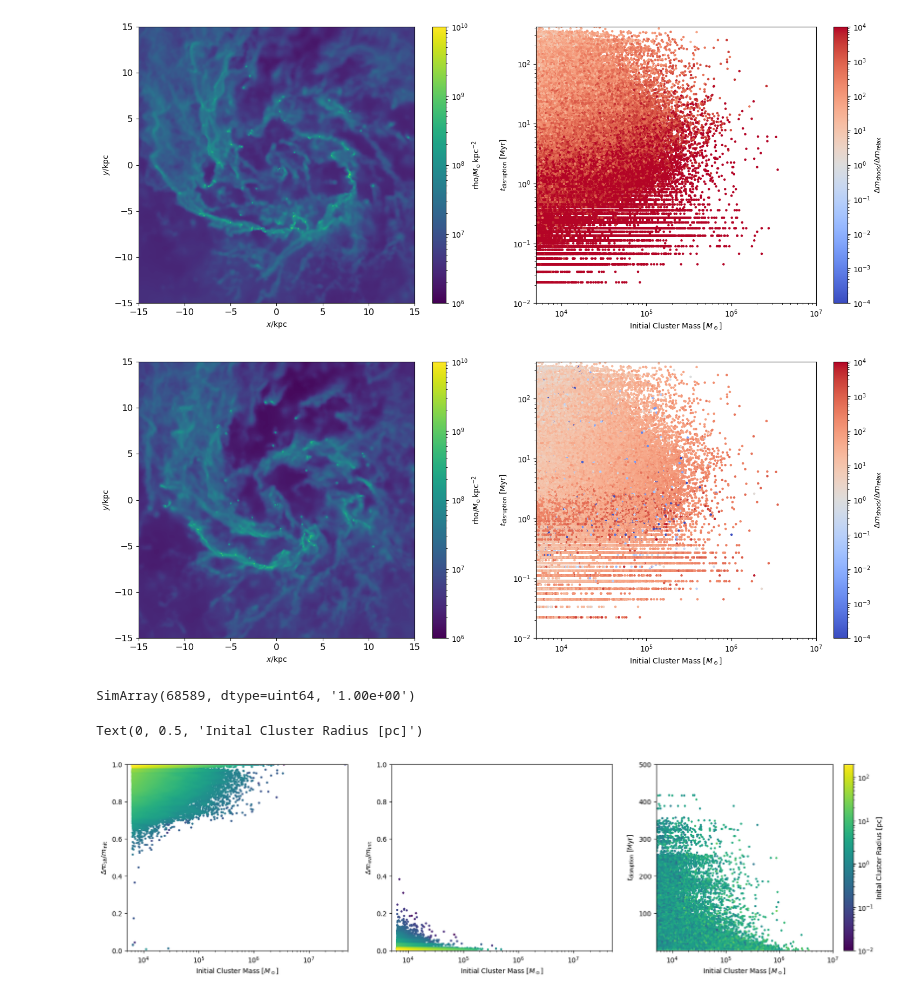
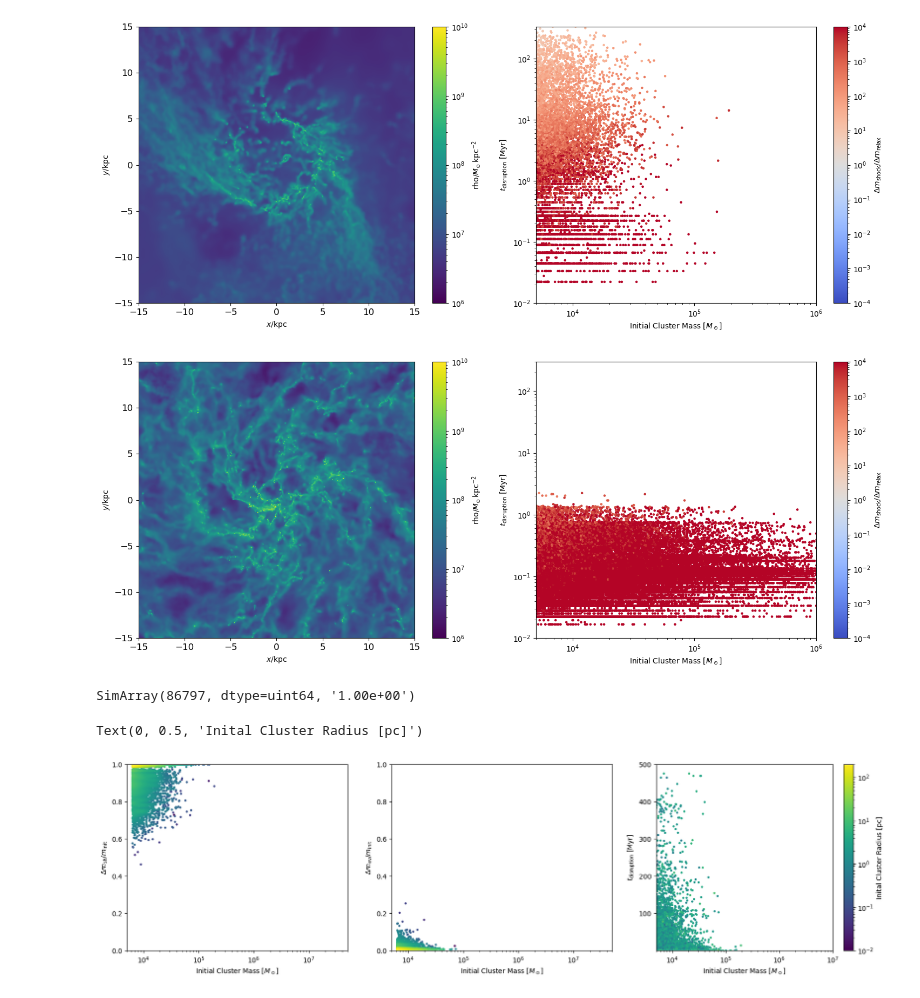
Before and after one commit to pablocoque/post_process_routines, a Jupyter notebook: isolated_galaxy_analysis.ipynb, the cells around one changed output. Saved outputs shown, nothing was run; the diff lists cells and outputs as text; code cells hidden in the pictures.

```diff
--- a/isolated_galaxy_analysis.ipynb
+++ b/isolated_galaxy_analysis.ipynb
@@ -8,8 +8,8 @@ import pynbody
 import h5py
 # %%
 datadir = '/home/pdcg/Documents/post_process_routines/'
-simulation = 'iso_aur_test/'
-s = h5py.File(datadir+simulation+'snapdir_010/snapshot_010.0.hdf5', 'r')
+simulation = 'iso_smug_surfdens/'
+s = h5py.File(datadir+simulation+'snapdir_005/snapshot_005.0.hdf5', 'r')
 
 sim_time = s['Header'].attrs['Time']
 unit_time = s['Header'].attrs['UnitLength_in_cm']/s['Header'].attrs['UnitVelocity_in_cm_per_s']
@@ -21,7 +21,7 @@ gyr = 3.15569e16
 solarmass = 1.989e33
 kpc = 3.086e21
 # %%
-s = pynbody.load(datadir+simulation+'snapdir_010/snapshot_010')
+s = pynbody.load(datadir+simulation+'snapdir_005/snapshot_005')
 # %%
 mask_clusters_initial = s.s['InitialNumberOfClusters'] > 0
 mask_clusters_final = s.s['NumberOfClusters'] > 0
@@ -83,7 +88,7 @@ ax1.tick_params(labelsize=12)
 
 ax2 = fig.add_subplot(122)
 cb = ax2.scatter(init_cluster_masses*1e10, lifetime_myr, c = msh_mrlx, edgecolors='face', s=5, cmap=cm.coolwarm, norm=cm.colors.LogNorm(vmin=1e-4, vmax=1e4))
-ax2.set(xscale='log', xlim=(5e3, 1e7), yscale='log', ylim=(1e-2, lifetime_myr.max()))
+ax2.set(xscale='log', xlim=(5e3, 1e6), yscale='log', ylim=(1e-2, lifetime_myr.max()))
 ax2.set(xlabel=r'$\rm{Initial}$ $\rm{Cluster}$ $\rm{Mass}$ [$M_\odot$]', ylabel=r'$t_{\rm{disruption}}$ [$\rm{Myr}$]')
 cbar = fig.colorbar(cb, ax=ax2, label=r'$\Delta m_{\rm{shock}}/\Delta m_{\rm{relax}}$')
 ax1.tick_params(labelsize=12)
@@ -91,28 +96,28 @@ ax1.tick_params(labelsize=12)
 plt.tight_layout()
 # plt.savefig('iso_smug_disruption.png')
 # %% [output]
-[figure, old version]
+[figure, new version]
 # %%
 fig = plt.figure(figsize=(15, 6))
 ax1 = fig.add_subplot(121)
 pynbody.plot.sph.image(s.g, qty='rho', units='Msol kpc^-2', vmin=1e6, vmax=1e10, width=30, log=True, subplot=ax1)
 ax1.tick_params(labelsize=12)
 
 ax2 = fig.add_subplot(122)
 cb = ax2.scatter(init_cluster_masses*1e10, lifetime_myr, c = msh_mrlx, edgecolors='face', s=5, cmap=cm.coolwarm, norm=cm.colors.LogNorm(vmin=1e-4, vmax=1e4))
-ax2.set(xscale='log', xlim=(5e3, 1e7), yscale='log', ylim=(1e-2, lifetime_myr.max()))
+ax2.set(xscale='log', xlim=(5e3, 1e6), yscale='log', ylim=(1e-2, 3e2))
 ax2.set(xlabel=r'$\rm{Initial}$ $\rm{Cluster}$ $\rm{Mass}$ [$M_\odot$]', ylabel=r'$t_{\rm{disruption}}$ [$\rm{Myr}$]')
 cbar = fig.colorbar(cb, ax=ax2, label=r'$\Delta m_{\rm{shock}}/\Delta m_{\rm{relax}}$')
 ax1.tick_params(labelsize=12)
 
 plt.tight_layout()
 # plt.savefig('iso_smug_disruption.png')
 # %% [output]
-[figure, old version]
+[figure, new version]
 # %%
 s.s['CltFormActive'].sum()
 # %% [output]
-SimArray(68589, dtype=uint64, '1.00e+00')
+SimArray(86797, dtype=uint64, '1.00e+00')
 # %%
 mevminit = masslostrelax/init_cluster_masses
 mshminit = masslostshock/init_cluster_masses
@@ -152,7 +157,7 @@ cbar = fig.colorbar(cb2, ax=ax[2])
 cbar.ax.set_ylabel('Inital Cluster Radius [pc]')
 # %% [output]
 Text(0, 0.5, 'Inital Cluster Radius [pc]')
-[figure, old version]
+[figure, new version]
 # %%
 fig, ax = plt.subplots(1, 3, figsize=(20,5))
 ax[0], cb1 = density_scatter(init_cluster_masses*1e10, mshminit, ax=ax[0],bins=[marray_icmf, np.linspace(0,1.1,100)], edgecolors='face', s=5)
```
Also changed, not shown: parts of 5 cells of this notebook, 6 other files.
